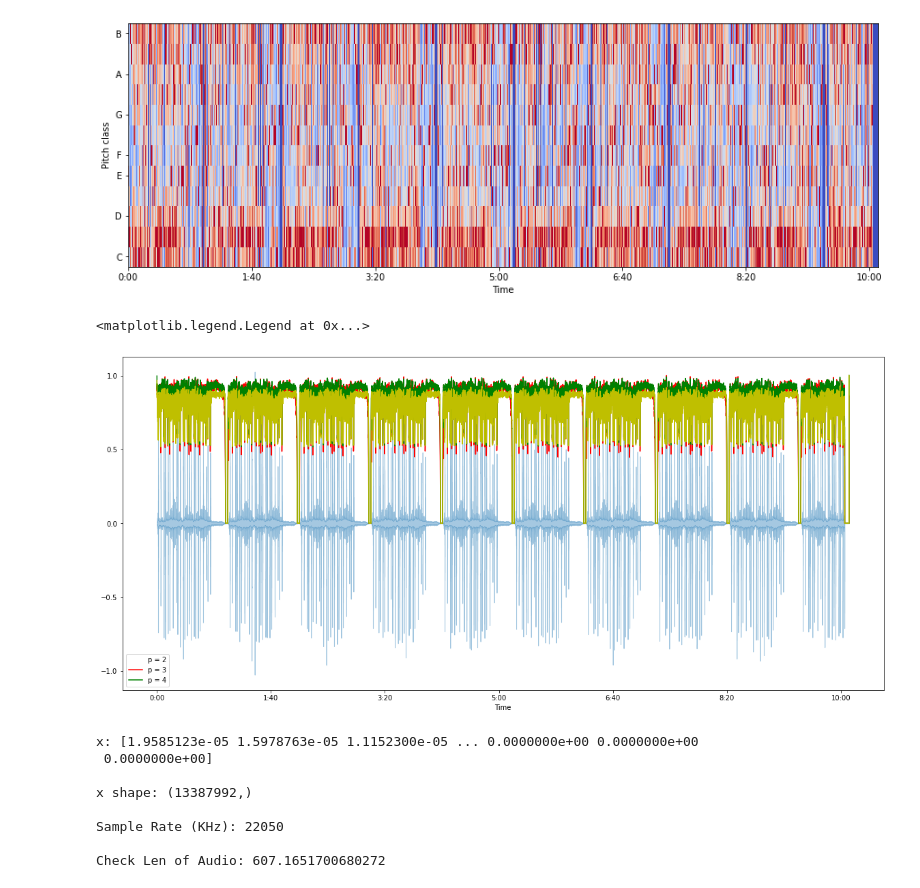
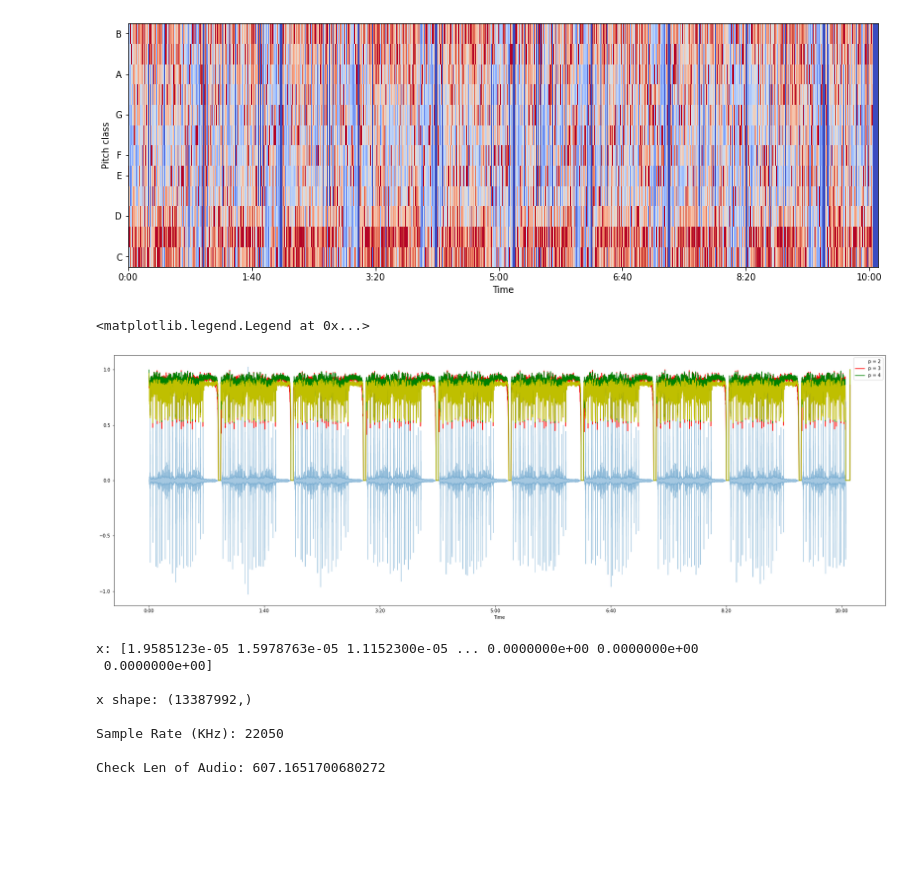
Before and after one commit to Jupadm/Project-with-Pasha-Tin, a Jupyter notebook: Birdsong recognition project code.ipynb, the cells around one changed output. Saved outputs shown, nothing was run; the diff lists cells and outputs as text; code cells hidden in the pictures; blank space fills up the shorter version.

```diff
--- a/Birdsong recognition project code.ipynb
+++ b/Birdsong recognition project code.ipynb
@@ -132,16 +114,16 @@ librosa.display.specshow(chromagram, x_axis='time', y_axis='chroma', hop_length=
 # %%
 spectral_bandwidth_2 = librosa.feature.spectral_bandwidth(x+0.01, sr=sr)[0]
 spectral_bandwidth_3 = librosa.feature.spectral_bandwidth(x+0.01, sr=sr, p=3)[0]
 spectral_bandwidth_4 = librosa.feature.spectral_bandwidth(x+0.01, sr=sr, p=4)[0]
-plt.figure(figsize=(20, 9))
+plt.figure(figsize=(30, 10))
 librosa.display.waveshow(x, sr=sr, alpha=0.4)
 plt.plot(t, normalize(spectral_bandwidth_2), color='r')
 plt.plot(t, normalize(spectral_bandwidth_3), color='g')
 plt.plot(t, normalize(spectral_bandwidth_4), color='y')
 plt.legend(('p = 2', 'p = 3', 'p = 4'))
 # %% [output]
 <matplotlib.legend.Legend at 0x...>
-[figure, old version]
+[figure, new version]
 # %%
 print('x:', x, '\n')
 print('x shape:', np.shape(x), '\n')
```
Also changed, not shown: parts of 35 cells of this notebook.
